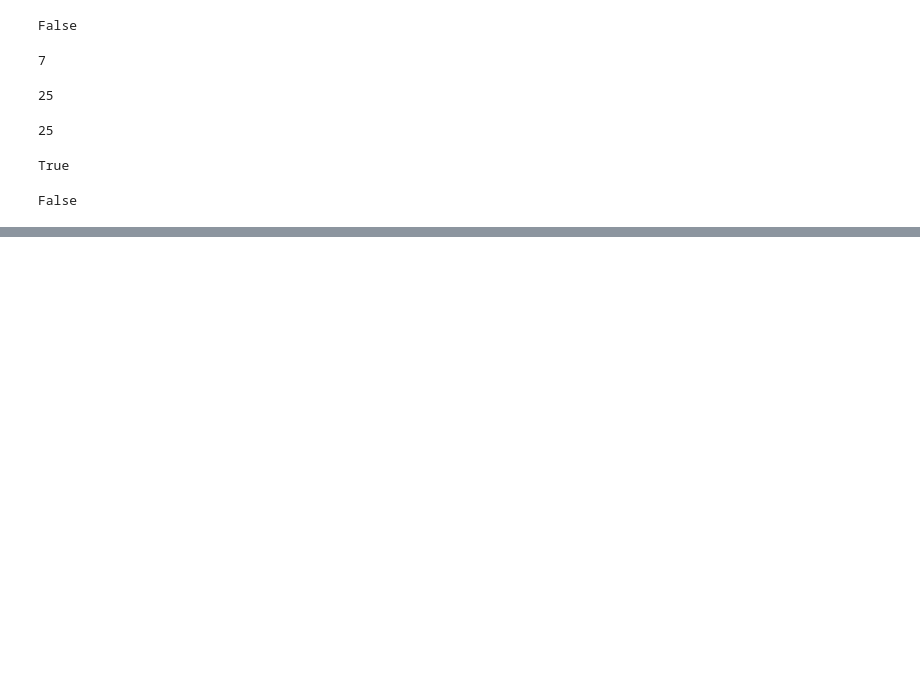
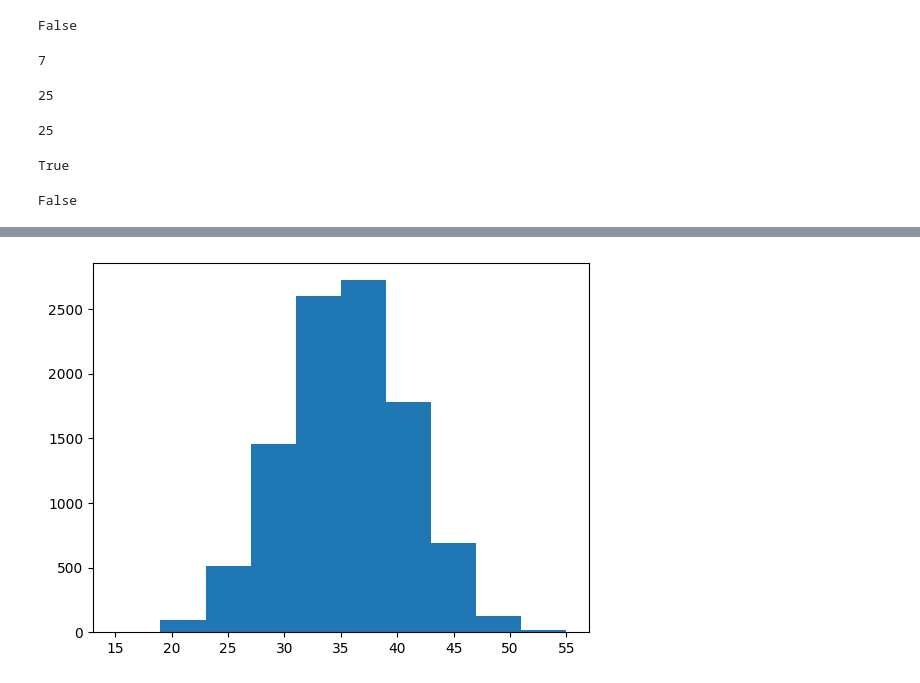
Before and after one commit to GiancarloNicolof/Using-Python-for-Research, a Jupyter notebook: Playground.ipynb, the cells around one changed output, grey strips where cells are left out. Drawn from its saved outputs; the diff is of its cells as text; code cells hidden in the pictures; blank space fills up the shorter version.

```diff
--- a/Playground.ipynb
+++ b/Playground.ipynb
@@ -120,0 +137,6 @@ plt.hist(x, bins=30, density=True, cumulative=True, histtype="step");
+# %%
+X = np.random.randint(1, 7, (10000, 10))
+Y = np.sum(X, axis=1)
+plt.hist(Y);
+# %% [output]
+[figure, added]
```
Also changed, not shown: parts of 17 cells of this notebook.
